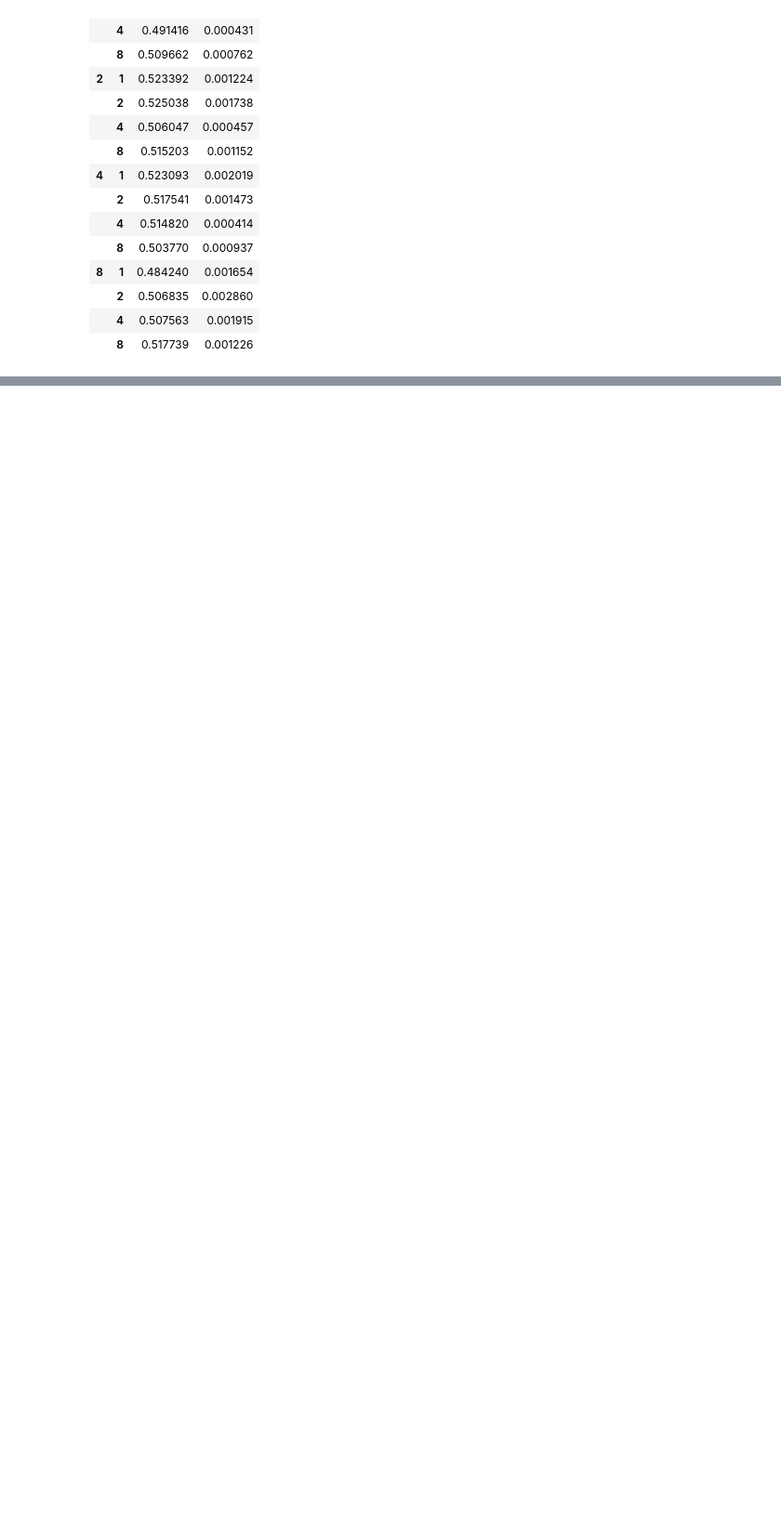
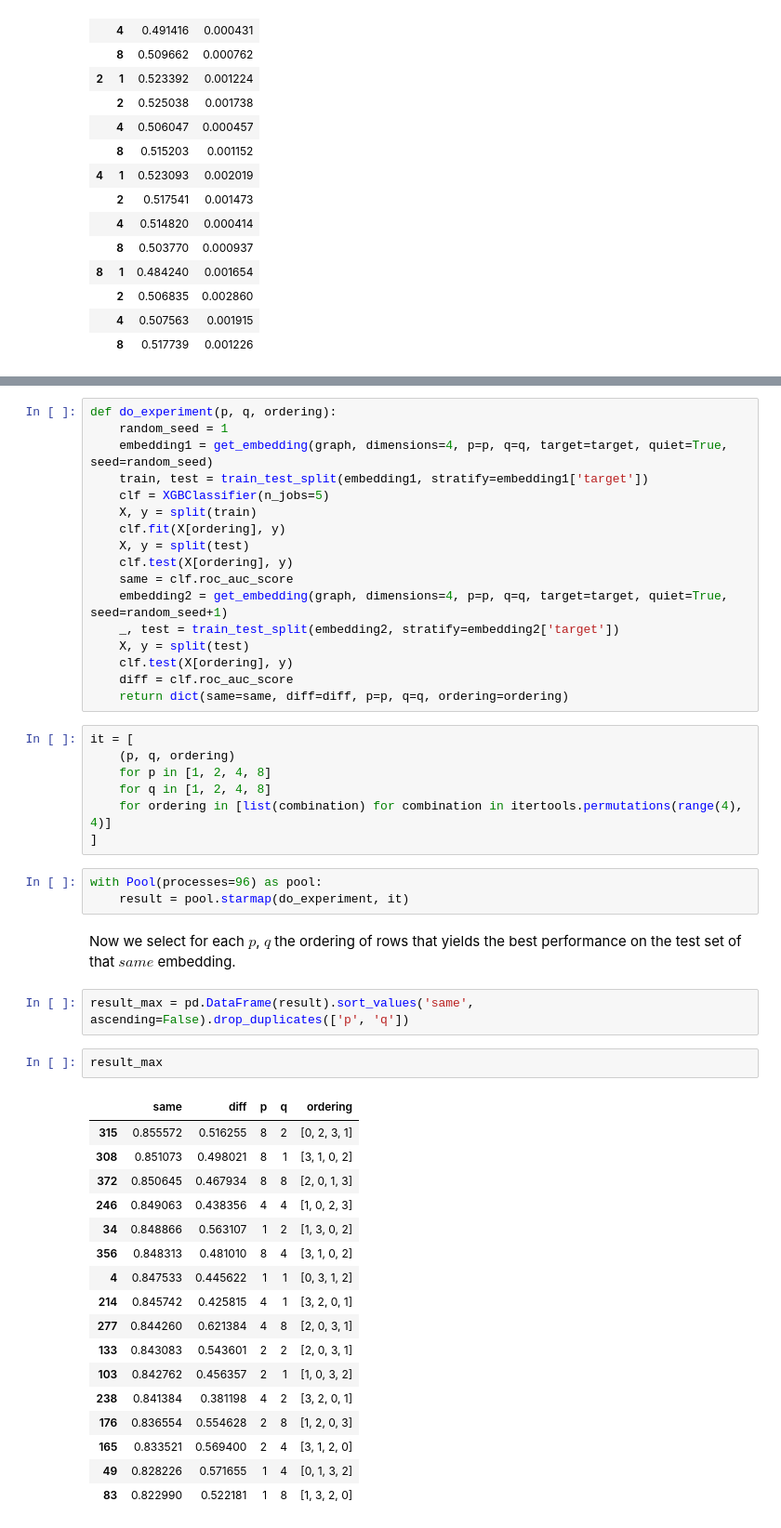
Before and after one commit to gerritjandebruin/community-embedding, a Jupyter notebook: results.ipynb, the cells around one changed output, grey strips where cells are left out. Shown at 93% size. Cells and saved outputs as stored; diff of their text form; blank space fills up the shorter version.

Commit message:
Added subsection 'Trying all orderings'

```diff
--- a/results.ipynb
+++ b/results.ipynb
@@ -308,0 +318,51 @@ pd.DataFrame(result).groupby(['p', 'q'])['diff'].agg(['mean', 'var'])
+# %%
+def do_experiment(p, q, ordering):
+    random_seed = 1
+    embedding1 = get_embedding(graph, dimensions=4, p=p, q=q, target=target, quiet=True, seed=random_seed)
+    train, test = train_test_split(embedding1, stratify=embedding1['target'])
+    clf = XGBClassifier(n_jobs=5)
+    X, y = split(train)
+    clf.fit(X[ordering], y)
+    X, y = split(test)
+    clf.test(X[ordering], y)
+    same = clf.roc_auc_score
+    embedding2 = get_embedding(graph, dimensions=4, p=p, q=q, target=target, quiet=True, seed=random_seed+1)
+    _, test = train_test_split(embedding2, stratify=embedding2['target'])
+    X, y = split(test)
+    clf.test(X[ordering], y)
+    diff = clf.roc_auc_score
+    return dict(same=same, diff=diff, p=p, q=q, ordering=ordering)
+# %%
+it = [
+    (p, q, ordering)
+    for p in [1, 2, 4, 8]
+    for q in [1, 2, 4, 8]
+    for ordering in [list(combination) for combination in itertools.permutations(range(4), 4)]
+]
+# %%
+with Pool(processes=96) as pool:
+    result = pool.starmap(do_experiment, it)
+# %% [markdown]
+Now we select for each $p$, $q$ the ordering of rows that yields the best performance on the test set of that $same$ embedding.
+# %%
+result_max = pd.DataFrame(result).sort_values('same', ascending=False).drop_duplicates(['p', 'q'])
+# %%
+result_max
+# %% [output]
+|  | same | diff | p | q | ordering |
+| 315 | 0.855572 | 0.516255 | 8 | 2 | [0, 2, 3, 1] |
+| 308 | 0.851073 | 0.498021 | 8 | 1 | [3, 1, 0, 2] |
+| 372 | 0.850645 | 0.467934 | 8 | 8 | [2, 0, 1, 3] |
+| 246 | 0.849063 | 0.438356 | 4 | 4 | [1, 0, 2, 3] |
+| 34 | 0.848866 | 0.563107 | 1 | 2 | [1, 3, 0, 2] |
+| 356 | 0.848313 | 0.481010 | 8 | 4 | [3, 1, 0, 2] |
+| 4 | 0.847533 | 0.445622 | 1 | 1 | [0, 3, 1, 2] |
+| 214 | 0.845742 | 0.425815 | 4 | 1 | [3, 2, 0, 1] |
+| 277 | 0.844260 | 0.621384 | 4 | 8 | [2, 0, 3, 1] |
+| 133 | 0.843083 | 0.543601 | 2 | 2 | [2, 0, 3, 1] |
+| 103 | 0.842762 | 0.456357 | 2 | 1 | [1, 0, 3, 2] |
+| 238 | 0.841384 | 0.381198 | 4 | 2 | [3, 2, 0, 1] |
+| 176 | 0.836554 | 0.554628 | 2 | 8 | [1, 2, 0, 3] |
+| 165 | 0.833521 | 0.569400 | 2 | 4 | [3, 1, 2, 0] |
+| 49 | 0.828226 | 0.571655 | 1 | 4 | [0, 1, 3, 2] |
+| 83 | 0.822990 | 0.522181 | 1 | 8 | [1, 3, 2, 0] |
```
Also changed, not shown: parts of 9 cells of this notebook, 5 other files.
